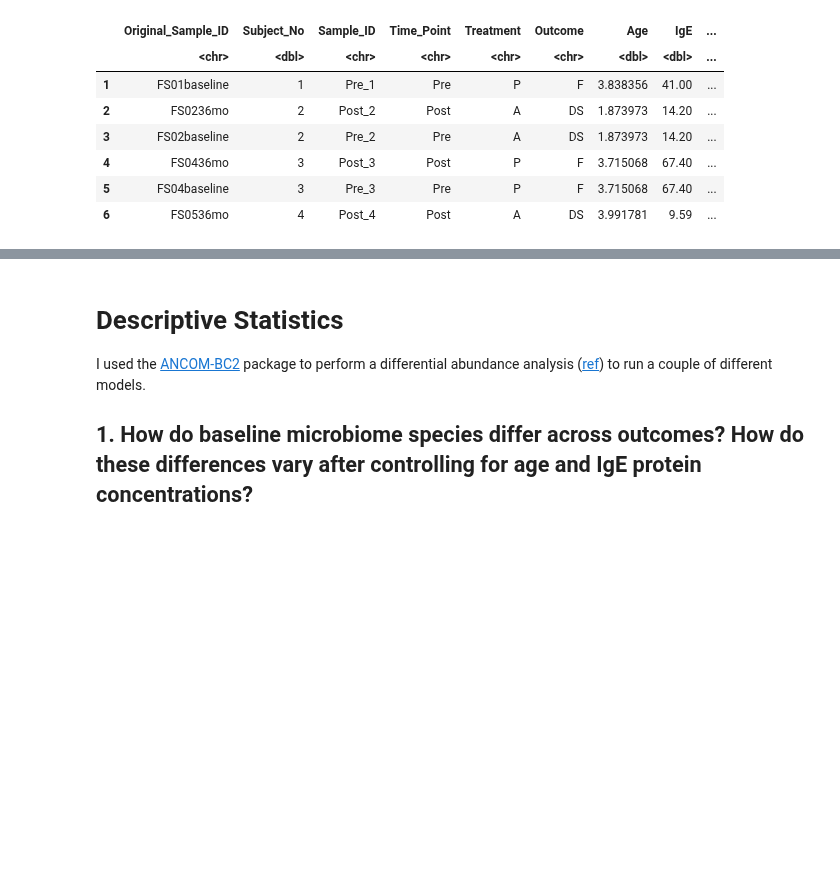
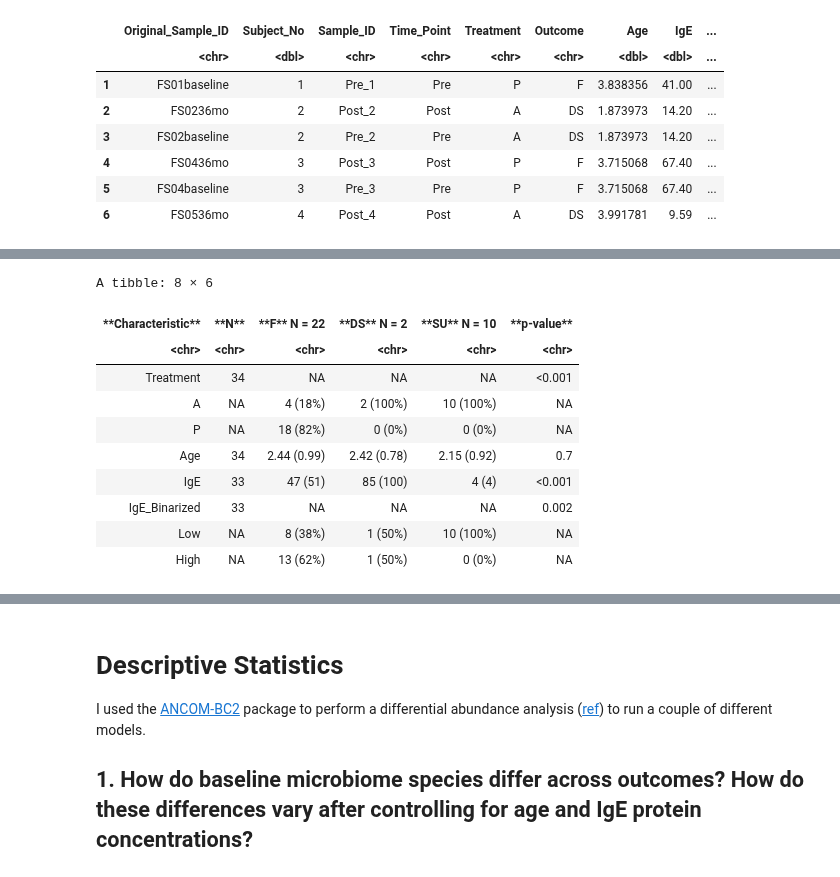
Before and after one commit to Ragerlab/P1013.-Microbiome-Peanut-Allergy, a Jupyter notebook: 1. Descriptive Statistics/Descriptive Statistics.ipynb, the cells around one changed output, grey strips where cells are left out. Cells and saved outputs as stored; diff of their text form; code cells hidden in the pictures; blank space fills up the shorter version.

```diff
--- a/1. Descriptive Statistics/Descriptive Statistics.ipynb
+++ b/1. Descriptive Statistics/Descriptive Statistics.ipynb
@@ -77,0 +86,24 @@ A tibble: 5 × 6
+# %%
+stool_df %>%
+    filter(Time_Point == 'Pre') %>%
+    tbl_summary(by = Outcome, missing = "no",
+    include = colnames(saliva_df[c(5,7:9)]),
+              statistic = list(all_continuous() ~ "{mean} ({sd})",
+                               all_categorical() ~ "{n} ({p}%)")) %>%
+    add_n() %>%
+    add_p(test = list(#all_continuous() ~ "ancova.test",
+                    all_categorical() ~ "fisher.test")) %>% # adding p value from anova
+    as_tibble() #%>%
+    #write_xlsx(., "Output/TableX.xlsx")
+# %% [output]
+A tibble: 8 × 6
+| **Characteristic** | **N** | **F** N = 22 | **DS** N = 2 | **SU** N = 10 | **p-value** |
+| <chr> | <chr> | <chr> | <chr> | <chr> | <chr> |
+| Treatment | 34 | NA | NA | NA | <0.001 |
+| A | NA | 4 (18%) | 2 (100%) | 10 (100%) | NA |
+| P | NA | 18 (82%) | 0 (0%) | 0 (0%) | NA |
+| Age | 34 | 2.44 (0.99) | 2.42 (0.78) | 2.15 (0.92) | 0.7 |
+| IgE | 33 | 47 (51) | 85 (100) | 4 (4) | <0.001 |
+| IgE_Binarized | 33 | NA | NA | NA | 0.002 |
+| Low | NA | 8 (38%) | 1 (50%) | 10 (100%) | NA |
+| High | NA | 13 (62%) | 1 (50%) | 0 (0%) | NA |
```
Also changed, not shown: parts of 7 cells of this notebook.
